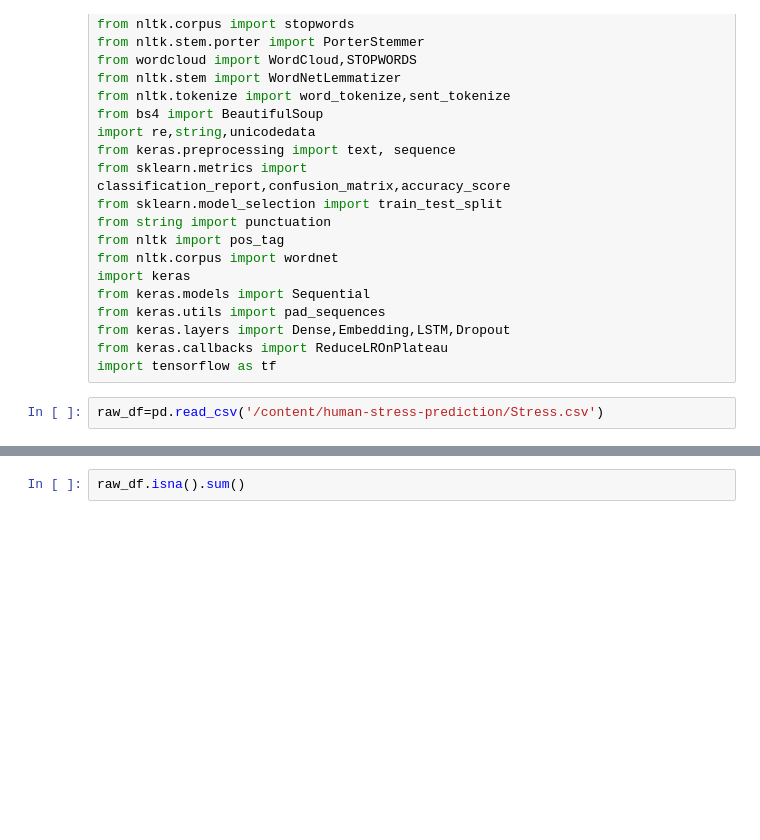
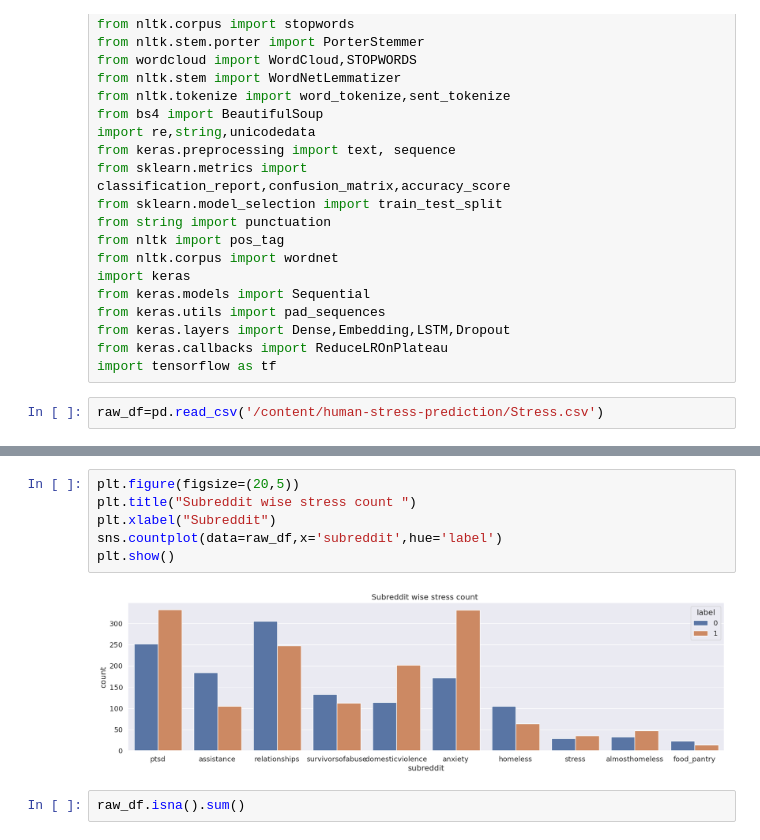
Before and after one commit to INCREDIBLE-AURNOB/Human-Stress-Prediction-with-LSTM, a Jupyter notebook: Human_Stress_Prediction.ipynb, the cells around one changed output, grey strips where cells are left out. Saved outputs shown, nothing was run; the diff lists cells and outputs as text; blank space fills up the shorter version.

```diff
--- a/Human_Stress_Prediction.ipynb
+++ b/Human_Stress_Prediction.ipynb
@@ -56,3 +55,11 @@ AttributeError: ignored
+# %%
+plt.figure(figsize=(20,5))
+plt.title("Subreddit wise stress count ")
+plt.xlabel("Subreddit")
+sns.countplot(data=raw_df,x='subreddit',hue='label')
+plt.show()
+# %% [output]
+[figure, added]
 # %%
 raw_df.isna().sum()
 # %% [output]
```
Also changed, not shown: parts of 2 cells of this notebook.
